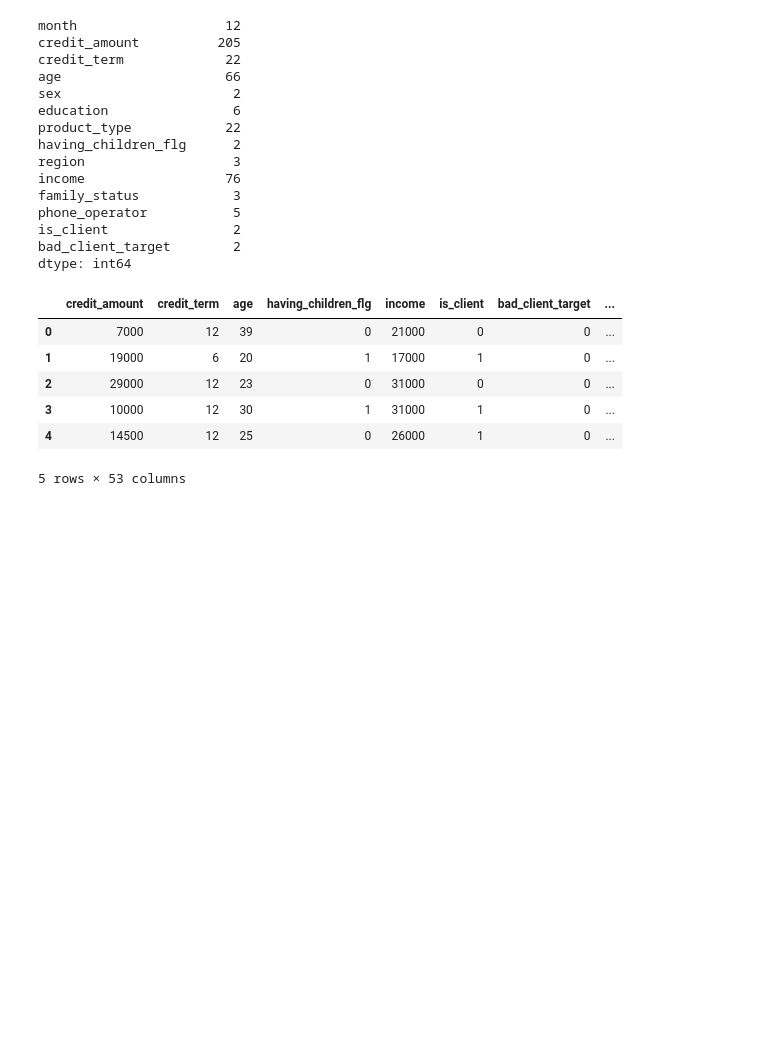
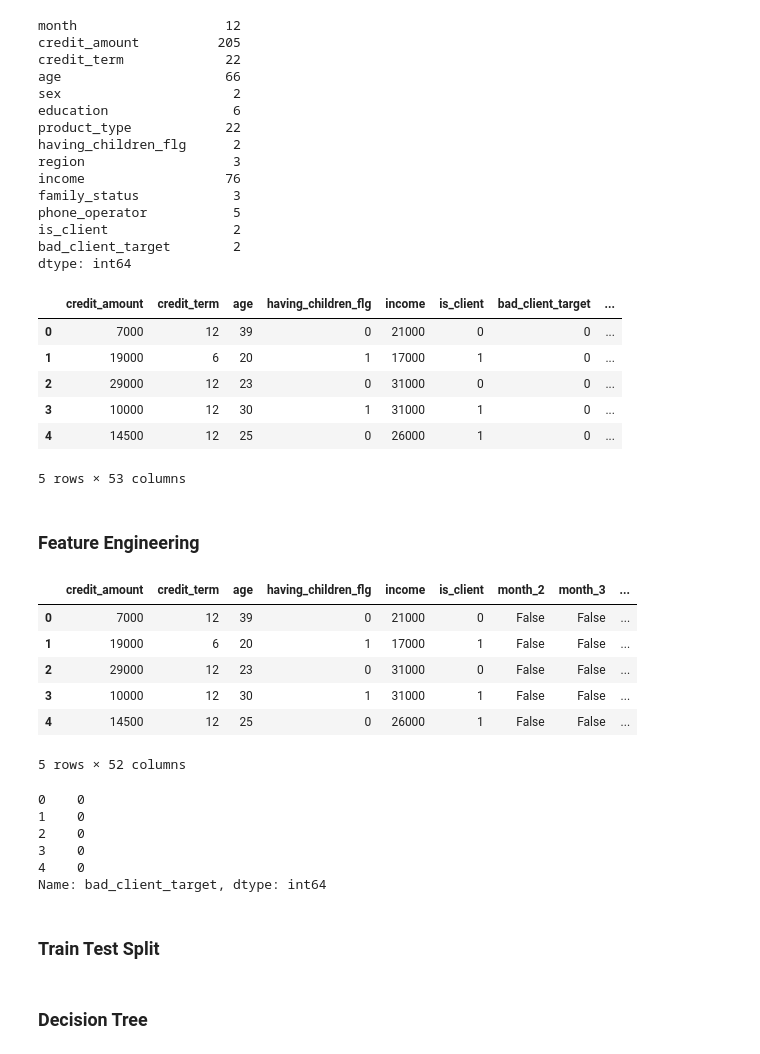
Before and after one commit to j584lee98/sklearn-models, a Jupyter notebook: models/DecisionTree-RandomForest.ipynb, the cells around one changed output. Saved outputs shown, nothing was run; the diff lists cells and outputs as text; code cells hidden in the pictures; blank space fills up the shorter version.

Commit message:
Train/test split and decision tree analysis

```diff
--- a/models/DecisionTree-RandomForest.ipynb
+++ b/models/DecisionTree-RandomForest.ipynb
@@ -202,3 +202,29 @@ df.head()
 | 3 | 10000 | 12 | 30 | 1 | 31000 | 1 | 0 | ... |
 | 4 | 14500 | 12 | 25 | 0 | 26000 | 1 | 0 | ... |
 5 rows × 53 columns
+# %% [markdown]
+### Feature Engineering
+# %%
+X = df.drop('bad_client_target', axis=1)
+y = df['bad_client_target']
+# %%
+X.head()
+# %% [output]
+|  | credit_amount | credit_term | age | having_children_flg | income | is_client | month_2 | month_3 | ... |
+| 0 | 7000 | 12 | 39 | 0 | 21000 | 0 | False | False | ... |
+| 1 | 19000 | 6 | 20 | 1 | 17000 | 1 | False | False | ... |
+| 2 | 29000 | 12 | 23 | 0 | 31000 | 0 | False | False | ... |
+| 3 | 10000 | 12 | 30 | 1 | 31000 | 1 | False | False | ... |
+| 4 | 14500 | 12 | 25 | 0 | 26000 | 1 | False | False | ... |
+5 rows × 52 columns
+# %%
+y.head()
+# %% [output]
+0    0
+1    0
+2    0
+3    0
+4    0
+Name: bad_client_target, dtype: int64
+# %% [markdown]
+### Train Test Split
@@ -204,0 +235,2 @@ df.head()
+# %% [markdown]
+### Decision Tree
```
Also changed, not shown: parts of 10 cells of this notebook.
